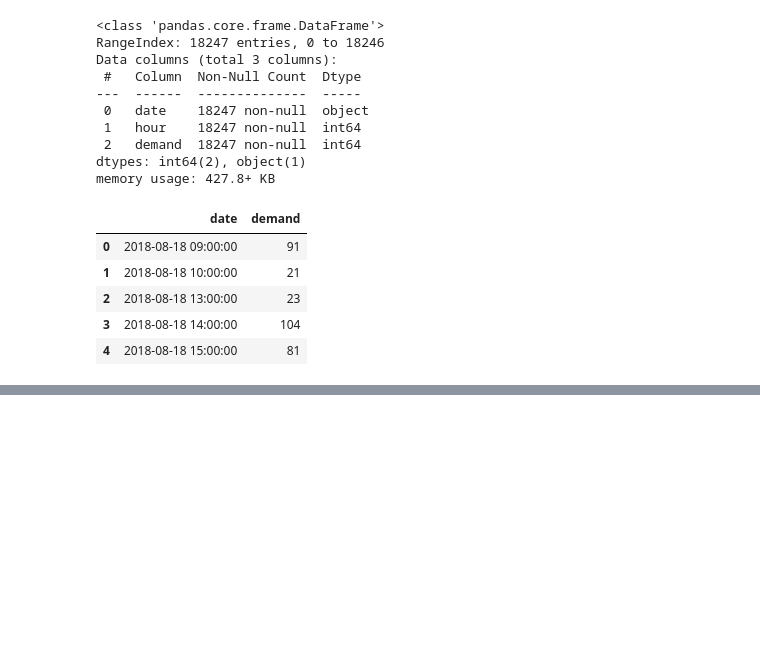
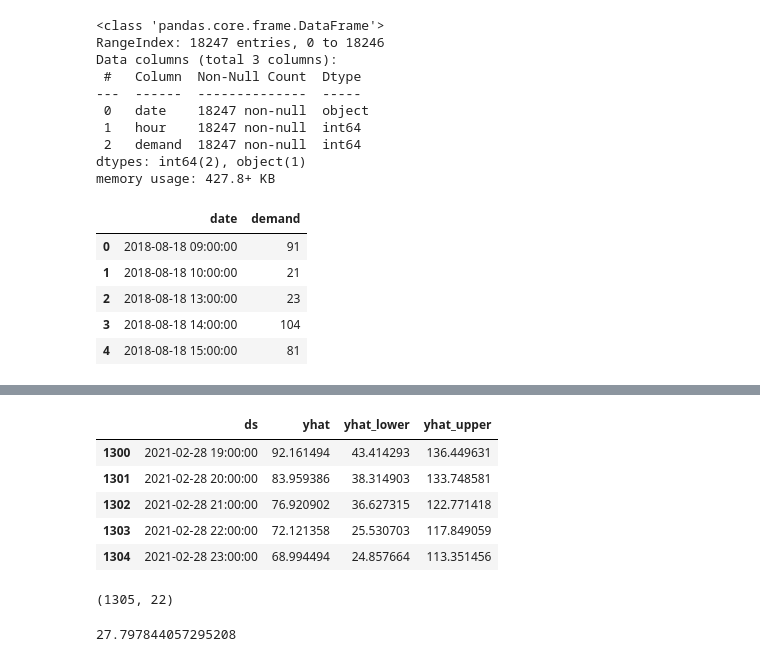
Before and after one commit to alliwene/time-series-prophet, a Jupyter notebook: jobathon.ipynb, the cells around one changed output, grey strips where cells are left out. Cells and saved outputs as stored; diff of their text form; code cells hidden in the pictures; blank space fills up the shorter version.

Commit message:
feat: forecast with prophet and compare result

```diff
--- a/jobathon.ipynb
+++ b/jobathon.ipynb
@@ -62,0 +113,3 @@ Name: date, Length: 18247, dtype: datetime64[ns]
+# %%
+model = Prophet()
+model.fit(train_data)
@@ -62,0 +138,20 @@ Name: date, Length: 18247, dtype: datetime64[ns]
+# %%
+forecast = model.predict(valid_data)
+forecast[['ds', 'yhat', 'yhat_lower', 'yhat_upper']].tail()
+# %% [output]
+|  | ds | yhat | yhat_lower | yhat_upper |
+| 1300 | 2021-02-28 19:00:00 | 92.161494 | 43.414293 | 136.449631 |
+| 1301 | 2021-02-28 20:00:00 | 83.959386 | 38.314903 | 133.748581 |
+| 1302 | 2021-02-28 21:00:00 | 76.920902 | 36.627315 | 122.771418 |
+| 1303 | 2021-02-28 22:00:00 | 72.121358 | 25.530703 | 117.849059 |
+| 1304 | 2021-02-28 23:00:00 | 68.994494 | 24.857664 | 113.351456 |
+# %%
+forecast.shape
+# %% [output]
+(1305, 22)
+# %%
+from sklearn.metrics import mean_absolute_error
+
+mean_absolute_error(valid_data['y'], forecast['yhat'])
+# %% [output]
+27.797844057295208
```
Also changed, not shown: parts of 18 cells of this notebook.
